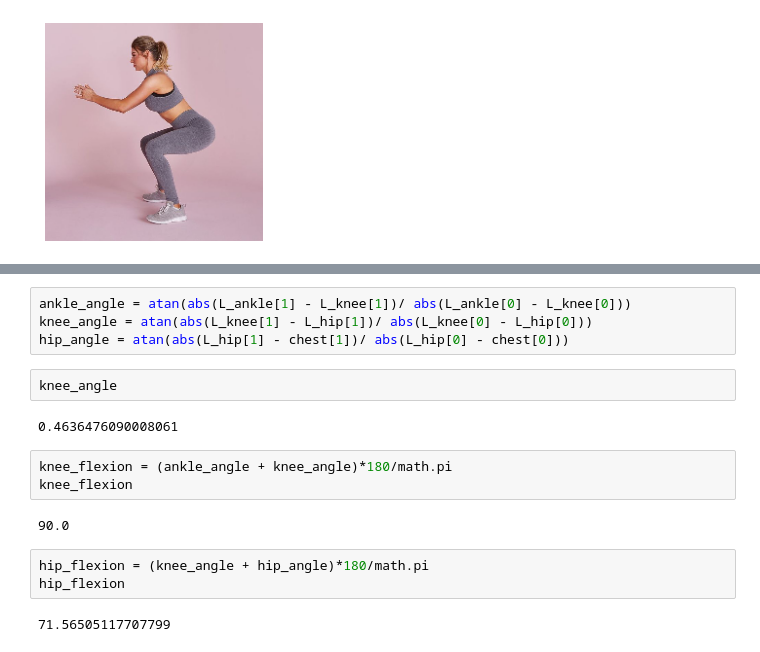
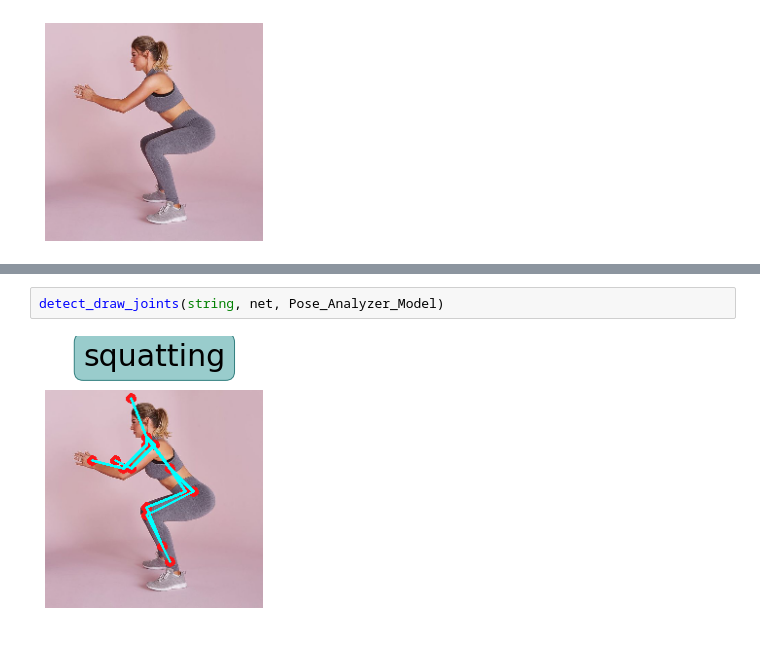
Before and after one commit to moonbeam5115/JointAngleMeasurement, a Jupyter notebook: notebooks/03_Pose_and_Joint_Detection.ipynb, the cells around one changed output, grey strips where cells are left out. Cells and saved outputs as stored; diff of their text form.

```diff
--- a/notebooks/03_Pose_and_Joint_Detection.ipynb
+++ b/notebooks/03_Pose_and_Joint_Detection.ipynb
@@ -230,18 +83,4 @@ chest = points[14]
-# %%
-ankle_angle = atan(abs(L_ankle[1] - L_knee[1])/ abs(L_ankle[0] - L_knee[0]))
-knee_angle = atan(abs(L_knee[1] - L_hip[1])/ abs(L_knee[0] - L_hip[0]))
-hip_angle = atan(abs(L_hip[1] - chest[1])/ abs(L_hip[0] - chest[0]))
-# %%
-knee_angle
-# %% [output]
-0.4636476090008061
-# %%
-knee_flexion = (ankle_angle + knee_angle)*180/math.pi
-knee_flexion
-# %% [output]
-90.0
-# %%
-hip_flexion = (knee_angle + hip_angle)*180/math.pi
-hip_flexion
-# %% [output]
-71.56505117707799
+# %%
+detect_draw_joints(string, net, Pose_Analyzer_Model)
+# %% [output]
+[figure, added]
```
Also changed, not shown: parts of 19 cells of this notebook, 3 other files.
